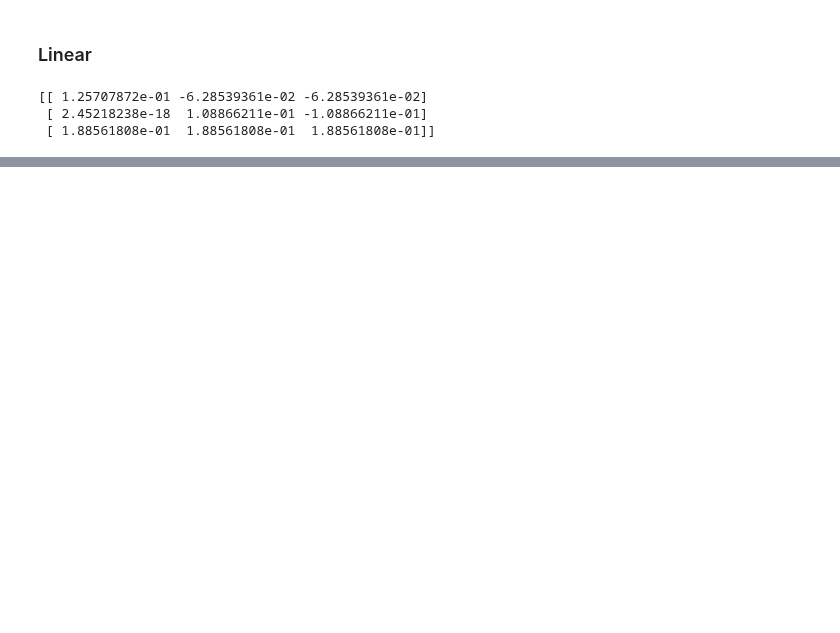
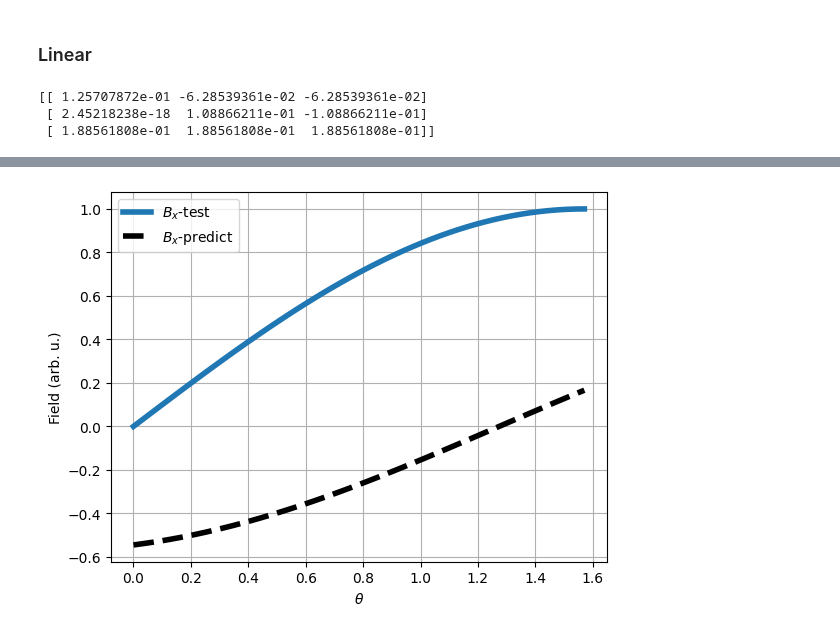
Before and after one commit to tretyakovmipt/TIRF-magnet-calibration, a Jupyter notebook: test.ipynb, the cells around one changed output, grey strips where cells are left out. Cells and saved outputs as stored; diff of their text form; code cells hidden in the pictures; blank space fills up the shorter version.

Commit message:
generated predicted field and compared to the expected. So far it does not work

```diff
--- a/test.ipynb
+++ b/test.ipynb
@@ -79,0 +74,21 @@ NameError: name 'total_field' is not defined
+# %%
+V_test = []
+B_predict = []
+for B in B_test:
+    V = np.dot(M_, B)
+    V_test.append(V)
+    B_predict.append(total_field(r0, V * m, A))
+
+B_predict = np.array(B_predict)
+# %%
+# Plot
+fig, ax = plt.subplots()
+ax.plot(theta, B_test[:,0], label=r'$B_x$-test', linewidth=4.0)
+ax.plot(theta, B_predict[:,0], label=r'$B_x$-predict', linewidth=4.0, color='black', ls='--')
+ax.set_xlabel(r'$\theta$')
+ax.set_ylabel('Field (arb. u.)' )
+#ax.set_xlim(0,1)
+ax.legend(loc=0)
+ax.grid()
+# %% [output]
+[figure, added]
```
Also changed, not shown: parts of 3 cells of this notebook.
